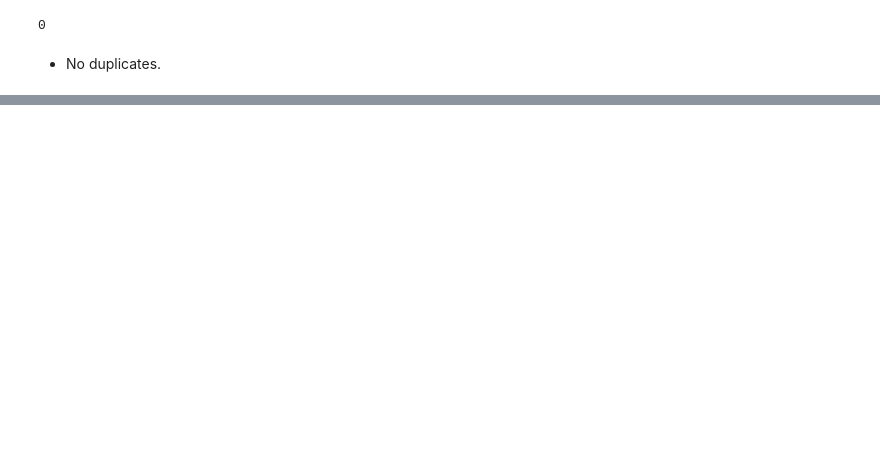
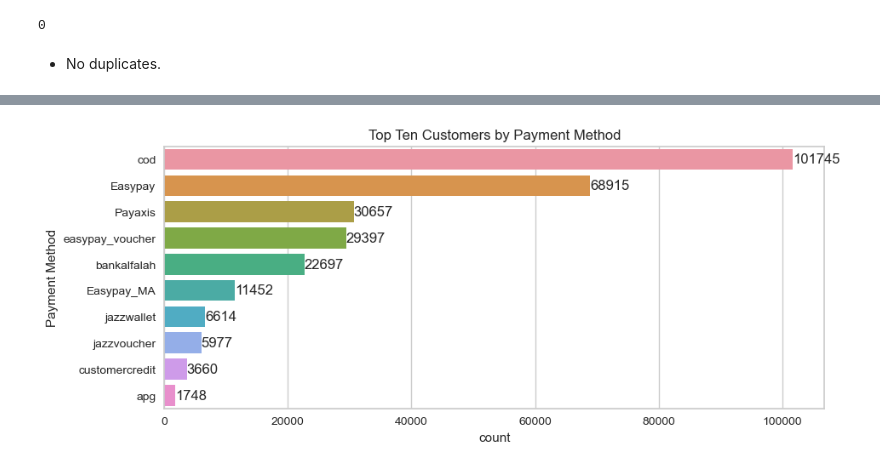
Before and after one commit to chemutai254/ML_Projects, a Jupyter notebook: Internship/Sterling_Customer_Segmentation.ipynb, the cells around one changed output, grey strips where cells are left out. Cells and saved outputs as stored; diff of their text form; code cells hidden in the pictures; blank space fills up the shorter version.

```diff
--- a/Internship/Sterling_Customer_Segmentation.ipynb
+++ b/Internship/Sterling_Customer_Segmentation.ipynb
@@ -180,0 +239,13 @@ plt.tight_layout()
+# %%
+# Get the top ten Payment Methods
+top_10_pay_meth = df['Payment Method'].value_counts().nlargest(10).index
+
+top_10_pay_meth_data = df[df['Payment Method'].isin(top_10_pay_meth)]
+
+plt.figure(figsize=(10,4))
+pay_meth = sns.countplot(y=df['Payment Method'], order=top_10_pay_meth, data=top_10_pay_meth_data)
+pay_meth.bar_label(container=pay_meth.containers[0], label=top_10_pay_meth)
+plt.title('Top Ten Customers by Payment Method')
+plt.show();
+# %% [output]
+[figure, added]
```
Also changed, not shown: parts of 38 cells of this notebook.
